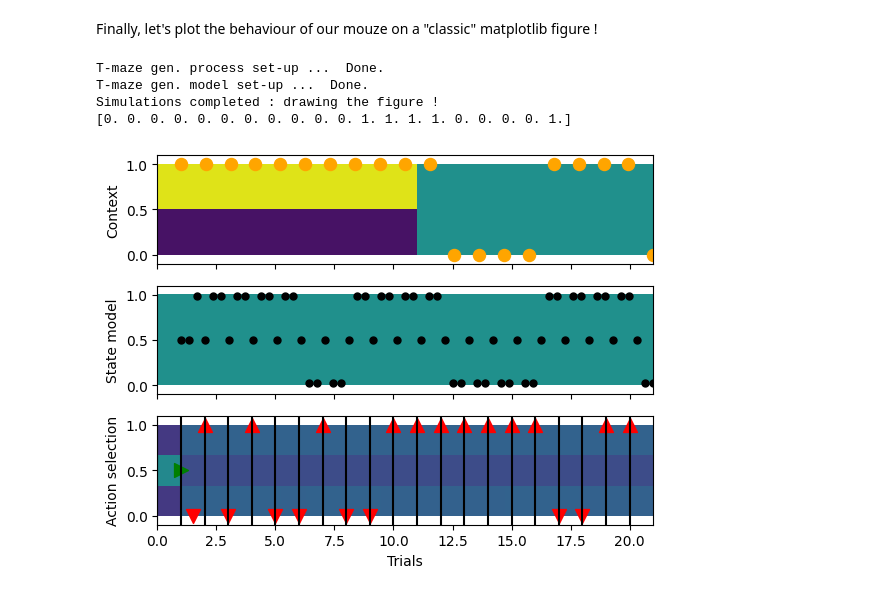
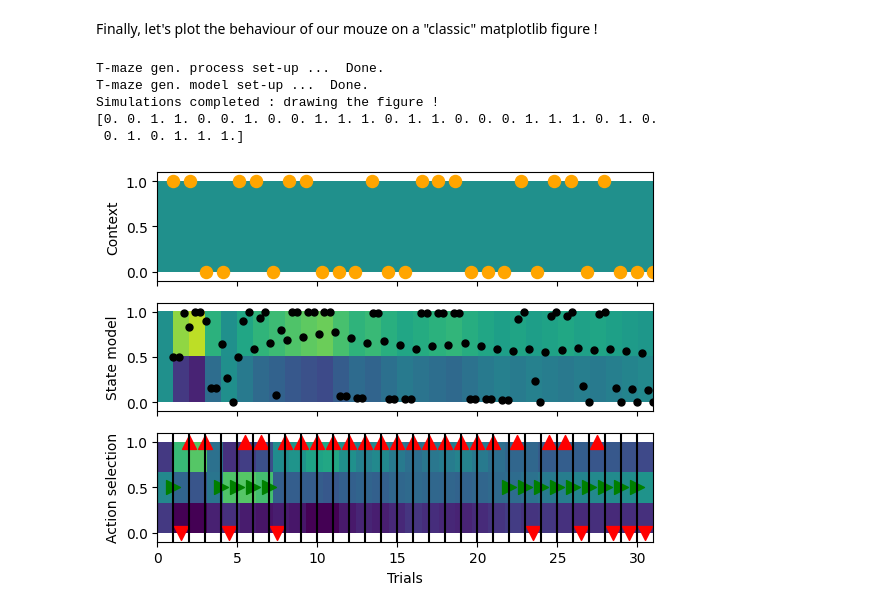
Before and after one commit to Erresthor/ActivPynference_Public, a Jupyter notebook: demos/T-maze_demo.ipynb, the cells around one changed output. Drawn from its saved outputs; the diff is of its cells as text; code cells hidden in the pictures.

```diff
--- a/demos/T-maze_demo.ipynb
+++ b/demos/T-maze_demo.ipynb
@@ -636,36 +636,41 @@ def example_tmaze_plot(N = 60,pinit = 0.5,
             if (act==2):
                 axes[2].scatter([trial+1+pos],[1],color='red',marker='^',s=markersize)
                 break
             elif (act==3):
                 axes[2].scatter([trial+1+pos],[0],color='red',marker='v',s=markersize)
                 break
             pos = pos + 0.5
             t = t +1
 
     axes[2].imshow(img_act,aspect='auto',interpolation='nearest',extent=[0,N+1,0,1],vmin=0,vmax=1)
     axes[1].imshow(perceived_starting_cheese_position,aspect='auto',interpolation='nearest',extent=[0,N+1,0,1],vmin=0,vmax=1)
 
 
     for ax in axes:
         ax.set_ylim([-0.1,1.1])
         ax.set_xlim([0,N+1])
     axes[0].set_ylabel("Context")
     axes[1].set_ylabel("State model")
     axes[2].set_ylabel("Action selection")
     axes[2].set_xlabel("Trials")
     return fig
 
 
 
-myfig = example_tmaze_plot(60,pinit=0.95,Nswitch=10,pinit2=0.5,pHA=0.85,action_selection_temp=32,memory_loss=0)
+myfig = example_tmaze_plot(N = 30,pinit = 0.5,
+                       Nswitch = 100,pinit2 = 0.5,
+                        pHA = 1.0,pWin = 0.98,la = 2, rs = 3,
+                        Thorizon = 2,initial_conf = 0.5,
+                        action_selection_temp=32,memory_loss=0.0)
 myfig.show()
 # myfig.savefig(os.path.join("local_resources/tmaze/renders"
 # %% [output]
 T-maze gen. process set-up ...  Done.
 T-maze gen. model set-up ...  Done.
 Simulations completed : drawing the figure !
-[0. 0. 0. 0. 0. 0. 0. 0. 0. 0. 0. 1. 1. 1. 1. 0. 0. 0. 0. 1.]
+[0. 0. 1. 1. 0. 0. 1. 0. 0. 1. 1. 1. 0. 1. 1. 0. 0. 0. 1. 1. 1. 0. 1. 0.
+ 0. 1. 0. 1. 1. 1.]
-[figure, old version]
+[figure, new version]
 # %% [markdown]
 ### How to read this ?
 
```
Also changed, not shown: parts of 5 cells of this notebook, 37 other files.
